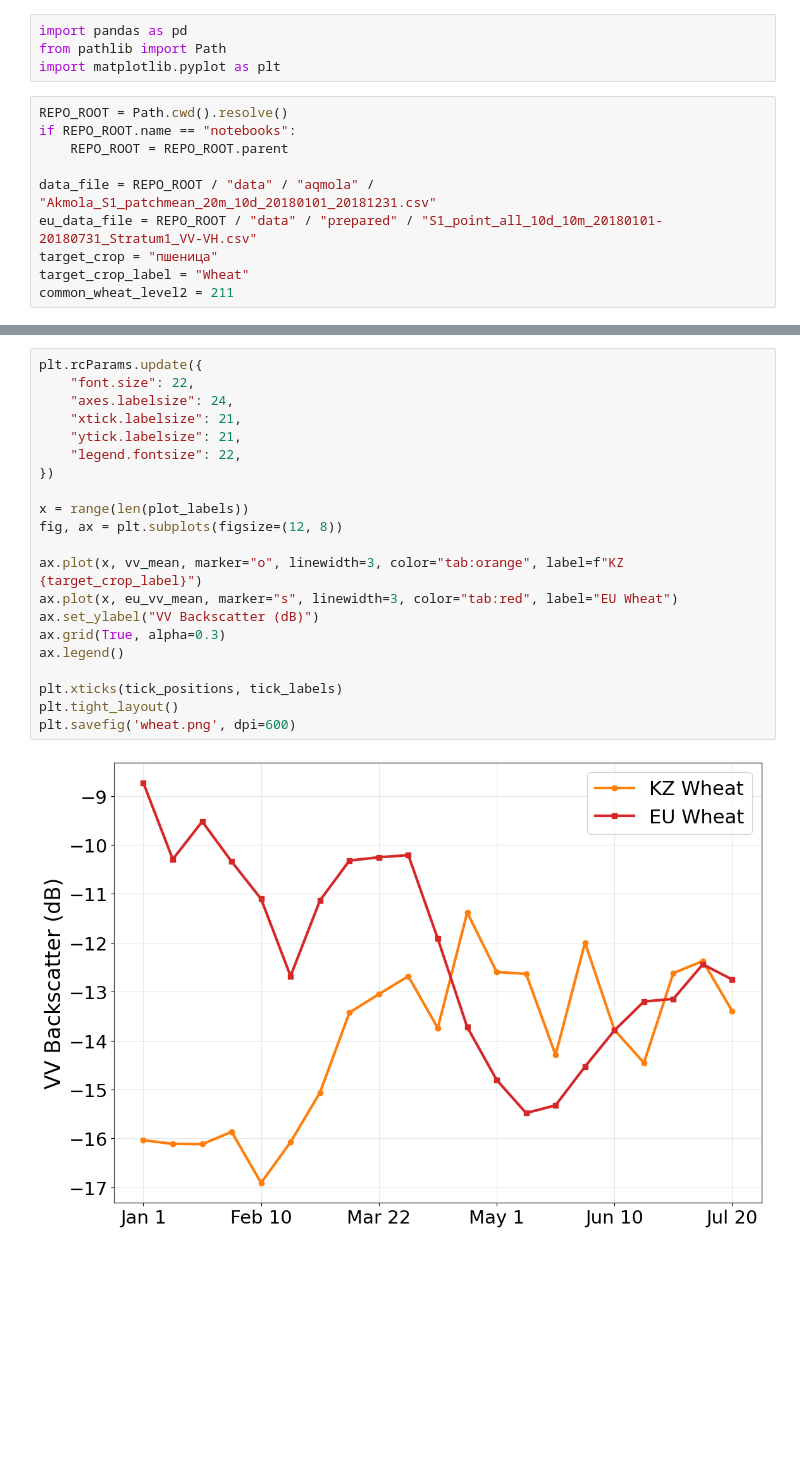
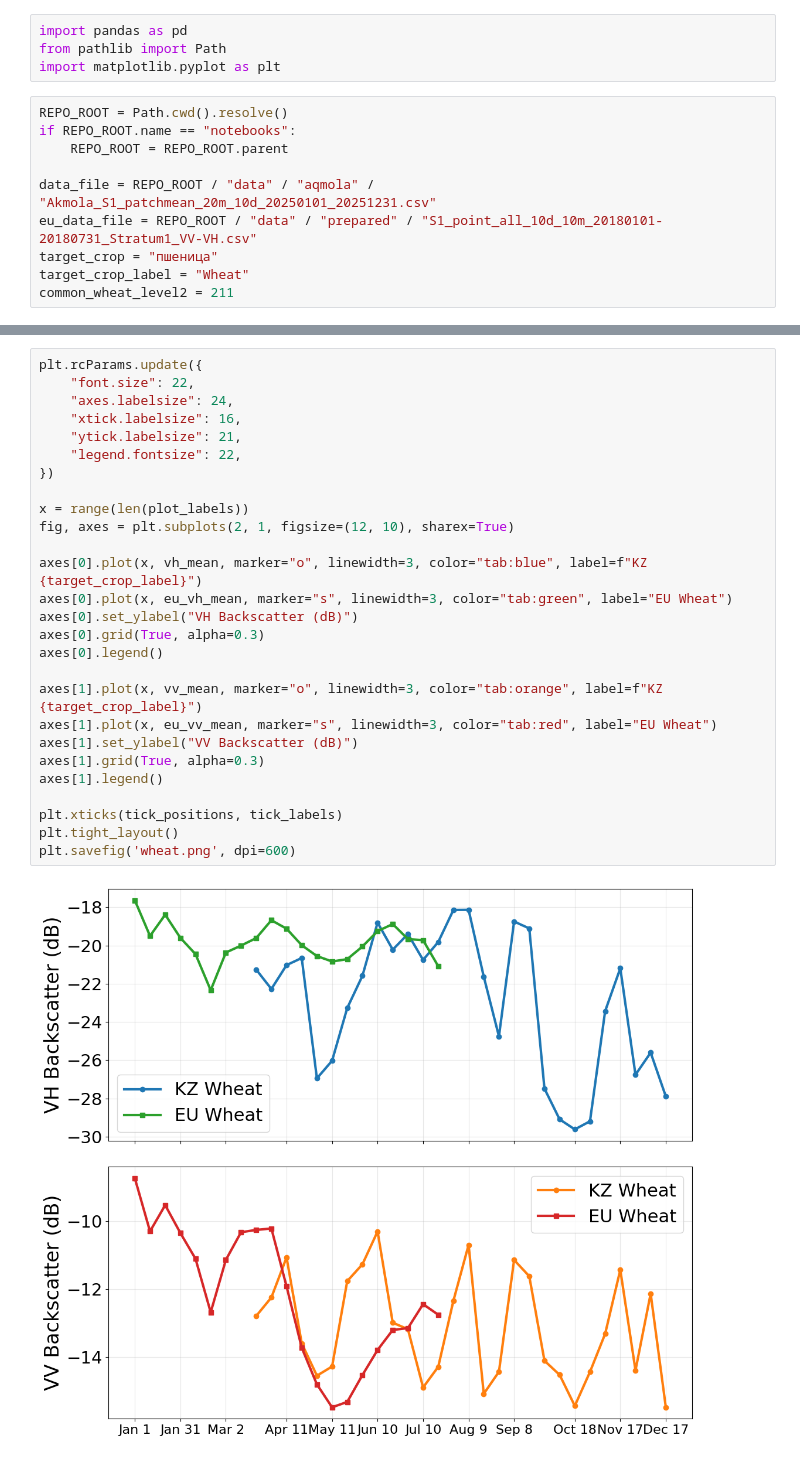
Before and after one commit to Amantay-f/eucropmap-reprod-kz, a Jupyter notebook: notebooks/04_data_analysis_akmola.ipynb, the cells around one changed output, grey strips where cells are left out. Drawn from its saved outputs; the diff is of its cells as text; blank space fills up the shorter version.

```diff
--- a/notebooks/04_data_analysis_akmola.ipynb
+++ b/notebooks/04_data_analysis_akmola.ipynb
@@ -7,7 +7,7 @@ REPO_ROOT = Path.cwd().resolve()
 if REPO_ROOT.name == "notebooks":
     REPO_ROOT = REPO_ROOT.parent
 
-data_file = REPO_ROOT / "data" / "aqmola" / "Akmola_S1_patchmean_20m_10d_20180101_20181231.csv"
+data_file = REPO_ROOT / "data" / "aqmola" / "Akmola_S1_patchmean_20m_10d_20250101_20251231.csv"
 eu_data_file = REPO_ROOT / "data" / "prepared" / "S1_point_all_10d_10m_20180101-20180731_Stratum1_VV-VH.csv"
 target_crop = "пшеница"
 target_crop_label = "Wheat"
@@ -86,23 +122,29 @@ mean_curves
 # %%
 plt.rcParams.update({
     "font.size": 22,
     "axes.labelsize": 24,
-    "xtick.labelsize": 21,
+    "xtick.labelsize": 16,
     "ytick.labelsize": 21,
     "legend.fontsize": 22,
 })
 
 x = range(len(plot_labels))
-fig, ax = plt.subplots(figsize=(12, 8))
+fig, axes = plt.subplots(2, 1, figsize=(12, 10), sharex=True)
 
-ax.plot(x, vv_mean, marker="o", linewidth=3, color="tab:orange", label=f"KZ {target_crop_label}")
-ax.plot(x, eu_vv_mean, marker="s", linewidth=3, color="tab:red", label="EU Wheat")
-ax.set_ylabel("VV Backscatter (dB)")
-ax.grid(True, alpha=0.3)
-ax.legend()
+axes[0].plot(x, vh_mean, marker="o", linewidth=3, color="tab:blue", label=f"KZ {target_crop_label}")
+axes[0].plot(x, eu_vh_mean, marker="s", linewidth=3, color="tab:green", label="EU Wheat")
+axes[0].set_ylabel("VH Backscatter (dB)")
+axes[0].grid(True, alpha=0.3)
+axes[0].legend()
+
+axes[1].plot(x, vv_mean, marker="o", linewidth=3, color="tab:orange", label=f"KZ {target_crop_label}")
+axes[1].plot(x, eu_vv_mean, marker="s", linewidth=3, color="tab:red", label="EU Wheat")
+axes[1].set_ylabel("VV Backscatter (dB)")
+axes[1].grid(True, alpha=0.3)
+axes[1].legend()
 
 plt.xticks(tick_positions, tick_labels)
 plt.tight_layout()
 plt.savefig('wheat.png', dpi=600)
 # %% [output]
-[figure, old version]
+[figure, new version]
```
Also changed, not shown: parts of 2 cells of this notebook, 6 other files.
